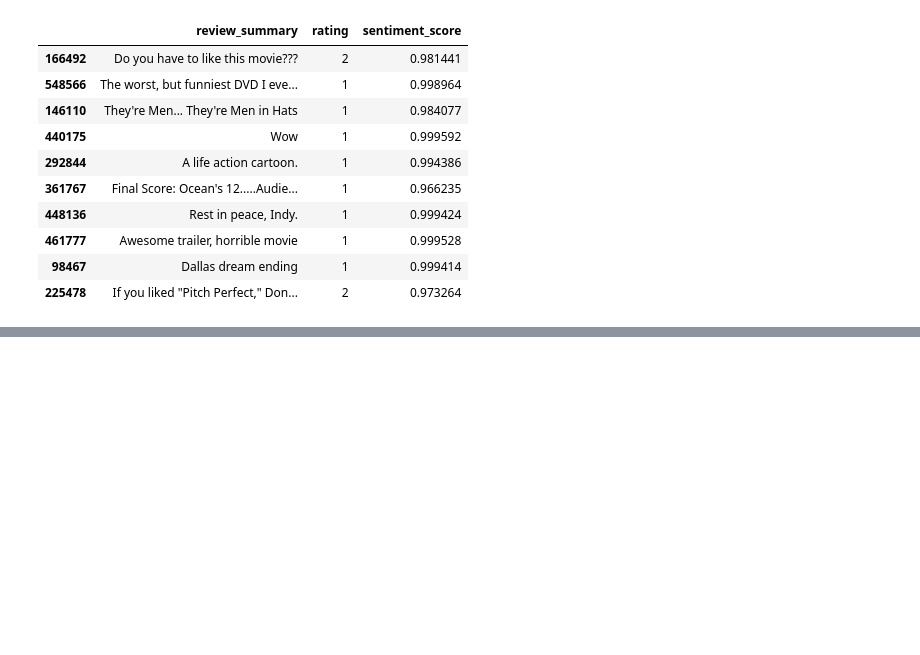
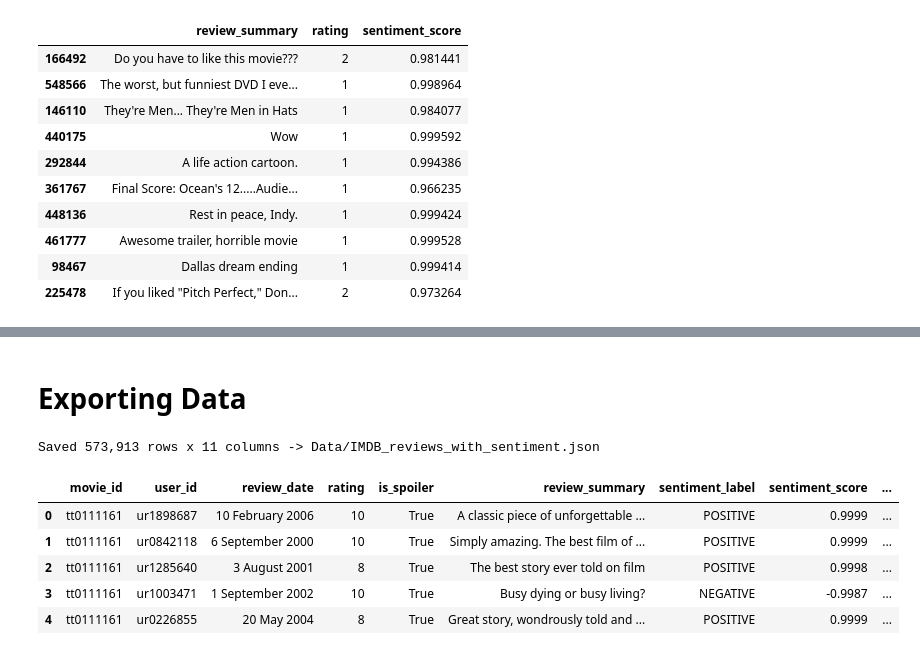
Before and after one commit to JohnArmstrong117/ReelVariance, a Jupyter notebook: NLP_Analysis.ipynb, the cells around one changed output, grey strips where cells are left out. Drawn from its saved outputs; the diff is of its cells as text; code cells hidden in the pictures; blank space fills up the shorter version.

```diff
--- a/NLP_Analysis.ipynb
+++ b/NLP_Analysis.ipynb
@@ -318,0 +350,15 @@ Low rating (<=2) but strongly positive summary:
+# %%
+rows = reviews.sample(SAMPLE_SIZE, random_state=0).index if SAMPLE_SIZE else reviews.index
+rows = rows.sort_values()
+
+CHUNK = 8192
+scores = []
+for i in tqdm(range(0, len(rows), CHUNK)):
+    scores.append(score_reviews(reviews.loc[rows[i:i + CHUNK], 'review_text'].fillna('').tolist()))
+
+reviews['review_sentiment_score'] = np.nan
+reviews.loc[rows, 'review_sentiment_score'] = np.concatenate(scores)
+reviews['review_sentiment_label'] = np.where(reviews['review_sentiment_score'] > 0, 'POSITIVE', 'NEGATIVE')
+reviews.loc[reviews['review_sentiment_score'].isna(), 'review_sentiment_label'] = np.nan
+
+reviews[['review_summary', 'rating', 'sentiment_score', 'review_sentiment_score']].dropna().head(10)
@@ -318,0 +468,25 @@ Low rating (<=2) but strongly positive summary:
+# %% [markdown]
+# Exporting Data
+# %%
+EXPORT_COLS = [
+    'movie_id', 'user_id', 'review_date', 'rating', 'is_spoiler',
+    'review_summary', 'review_text',
+    'sentiment_label', 'sentiment_score',
+    'review_sentiment_label', 'review_sentiment_score',
+]
+OUTPUT_FILE = 'Data/IMDB_reviews_with_sentiment.json'
+
+export = reviews[EXPORT_COLS].copy()
+export[['sentiment_score', 'review_sentiment_score']] = export[['sentiment_score', 'review_sentiment_score']].round(4)
+
+export.to_json(OUTPUT_FILE, orient='records', lines=True, force_ascii=False)
+print(f'Saved {len(export):,} rows x {len(export.columns)} columns -> {OUTPUT_FILE}')
+export.drop(columns='review_text').head()
+# %% [output]
+Saved 573,913 rows x 11 columns -> Data/IMDB_reviews_with_sentiment.json
+|  | movie_id | user_id | review_date | rating | is_spoiler | review_summary | sentiment_label | sentiment_score | ... |
+| 0 | tt0111161 | ur1898687 | 10 February 2006 | 10 | True | A classic piece of unforgettable ... | POSITIVE | 0.9999 | ... |
+| 1 | tt0111161 | ur0842118 | 6 September 2000 | 10 | True | Simply amazing. The best film of ... | POSITIVE | 0.9999 | ... |
+| 2 | tt0111161 | ur1285640 | 3 August 2001 | 8 | True | The best story ever told on film | POSITIVE | 0.9998 | ... |
+| 3 | tt0111161 | ur1003471 | 1 September 2002 | 10 | True | Busy dying or busy living? | NEGATIVE | -0.9987 | ... |
+| 4 | tt0111161 | ur0226855 | 20 May 2004 | 8 | True | Great story, wondrously told and ... | POSITIVE | 0.9999 | ... |
```
Also changed, not shown: parts of 10 cells of this notebook.
